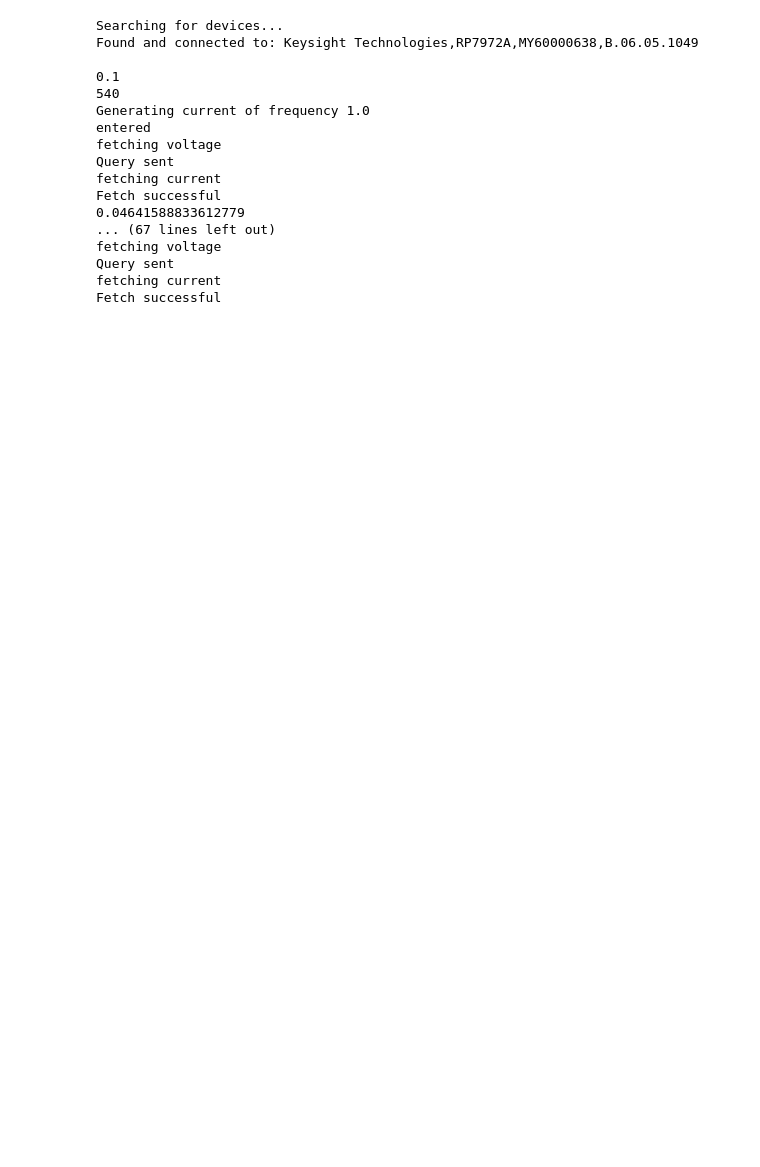
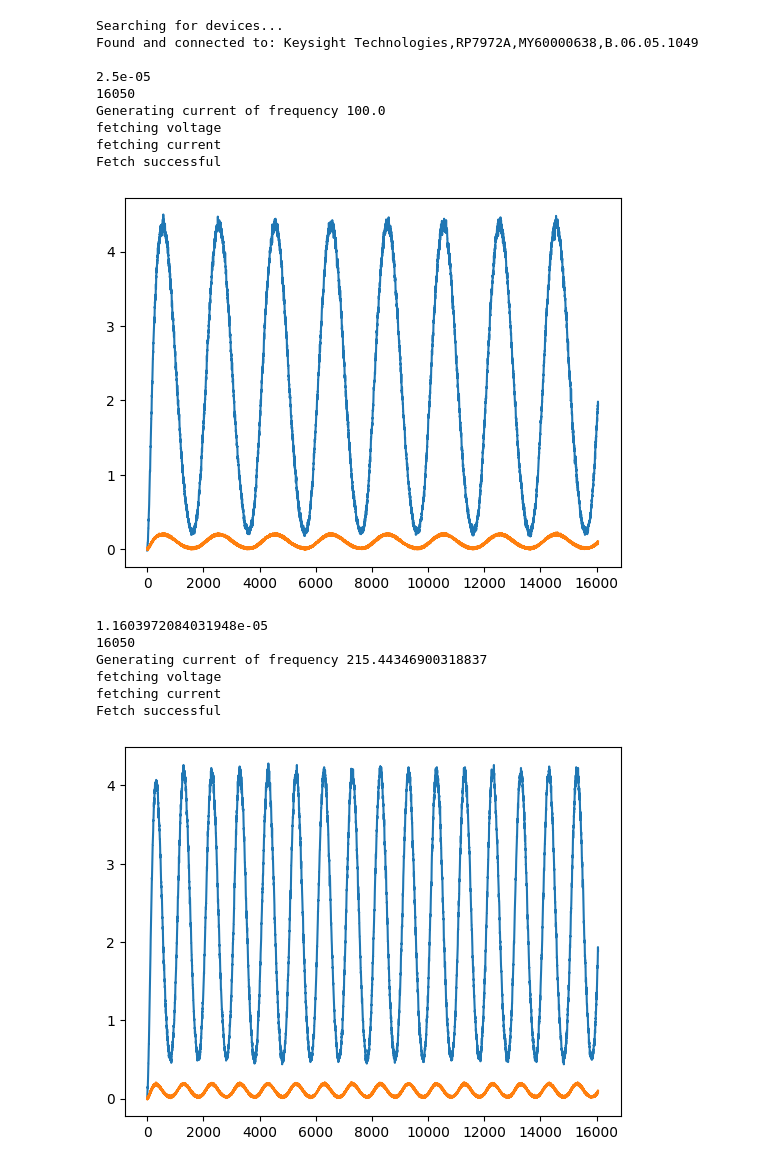
Before and after one commit to katzgo/EIS_keysight, a Jupyter notebook: EIS_app.ipynb, the cells around one changed output. Cells and saved outputs as stored; diff of their text form; code cells hidden in the pictures; blank space fills up the shorter version.

```diff
--- a/EIS_app.ipynb
+++ b/EIS_app.ipynb
@@ -234,61 +238,63 @@ class RP7972A():
 class EIS():
     """Una vez tengamos los datos, se procesaran con esta clase"""
 # %%
-initialFreq, finalFreq = (1, 1000)
+initialFreq, finalFreq = (100, 1000)
 sweep_points_per_decade = 3
 amplitude = 0.1 #A
 
 inst = RP7972A(initialFreq, finalFreq, sweep_points_per_decade, amplitude)
 inst.scpi_out("*RST")
 inst.sweep_frequencies()
 inst.voltage_limit=10
 sweep_frequencies = inst.curr_Freqs
 output_Data=[]
 
 for frequency in sweep_frequencies:
     inst.config_arb(frequency)
     inst.measure_setup()
-    time.sleep(1)
-    inst.scpi_out("*TRG") #we were setting the trigger before configuring :/
-
     #TODO: Test measure triggering with the tran trigger
 
-    # trigger_ready = False
-    # while not(trigger_ready):
-    #     time.sleep(0.001)
-    #     status = inst.status_check()
-    #     trigger_ready =  status[4] and status[3] #WTG-meas and WTG-tran
-    # inst.trigger_arb()
+    trigger_ready = False
+    while not(trigger_ready):
+        time.sleep(0.01)
+        status = inst.status_check()
+        trigger_ready =  status[4] and status[3] #WTG-meas and WTG-tran
+    time.sleep(0.01) # Standard time to wait before sending a scpi command
+    inst.scpi_out("*TRG") #Trigger for Arb and Meas
+
 
     status_arb = True
     print("Generating current of frequency " + str(frequency))
     while(status_arb):
-        time.sleep(0.001) #Delay to check status
+        time.sleep(0.01) #Delay to check status
         status = inst.status_check()
-        status_arb = int(status[1])
-    inst.stop()
-    voltage, current = inst.measure()
-    output_Data.append(["V "+str(frequency)]+voltage)
-    output_Data.append(["I "+str(frequency)]+current)
+        status_arb = int(status[1]) #TRAN-active
+    inst.stop() #For Fetch
+
+    inst.fetch()
+    output_Data.append(["V "+str(frequency)]+inst.voltage_meas)
+    plt.plot(range(len(inst.voltage_meas)),inst.voltage_meas,range(len(inst.current_meas)),inst.current_meas)
+    plt.show()
+    output_Data.append(["I "+str(frequency)]+inst.current_meas)
 
 with open("output.csv", "w", newline="") as file:
     writer = csv.writer(file)
     writer.writerows(output_Data)
 # %% [output]
 Searching for devices...
 Found and connected to: Keysight Technologies,RP7972A,MY60000638,B.06.05.1049
 
-0.1
-540
-Generating current of frequency 1.0
-entered
+2.5e-05
+16050
+Generating current of frequency 100.0
 fetching voltage
-Query sent
 fetching current
 Fetch successful
-0.04641588833612779
-... (67 lines left out)
-fetching voltage
-Query sent
-fetching current
-Fetch successful
+[figure, added]
+1.1603972084031948e-05
+16050
+Generating current of frequency 215.44346900318837
+fetching voltage
+fetching current
+Fetch successful
+[figure, added]
```
Also changed, not shown: parts of 2 cells of this notebook, 1 other file.
